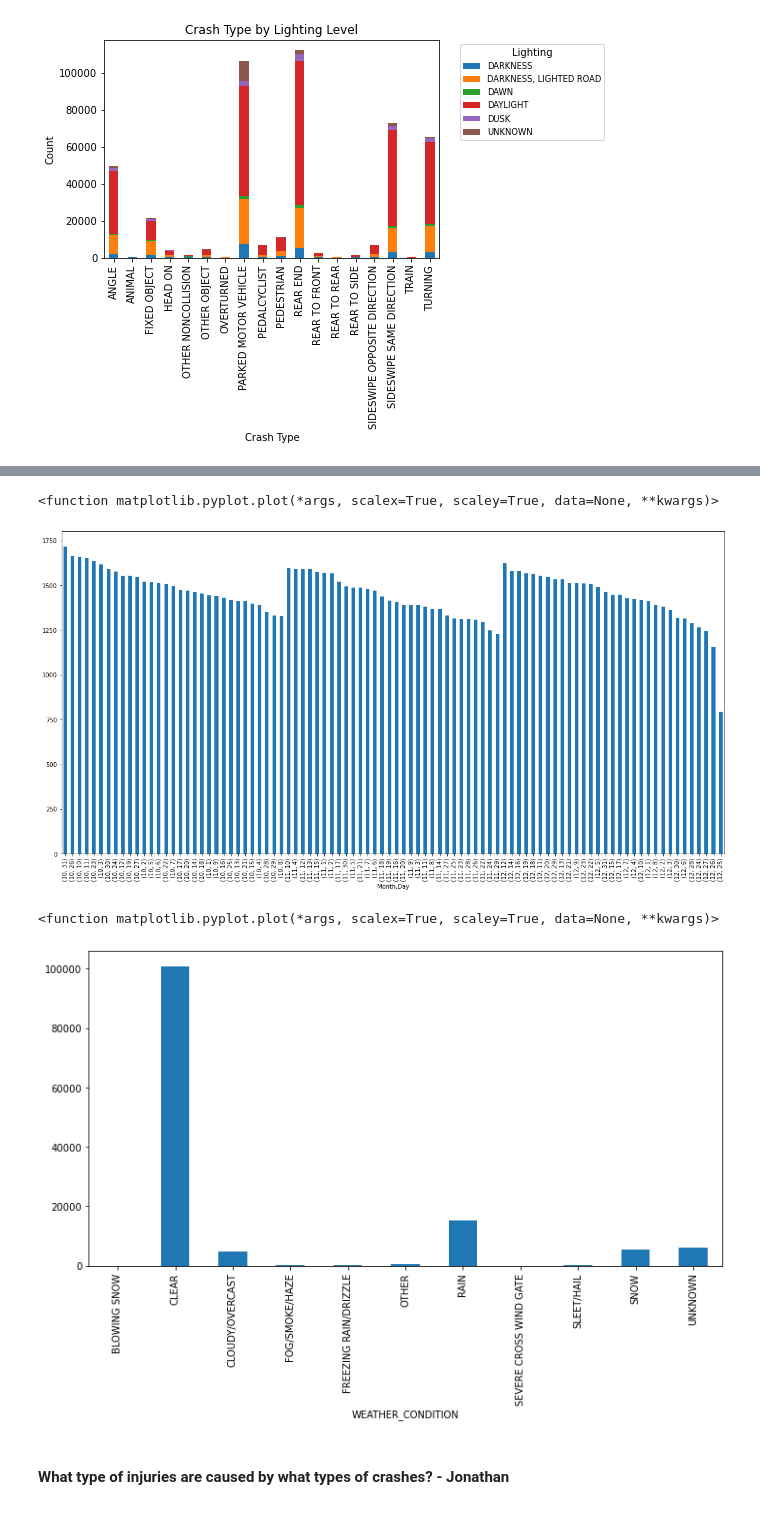
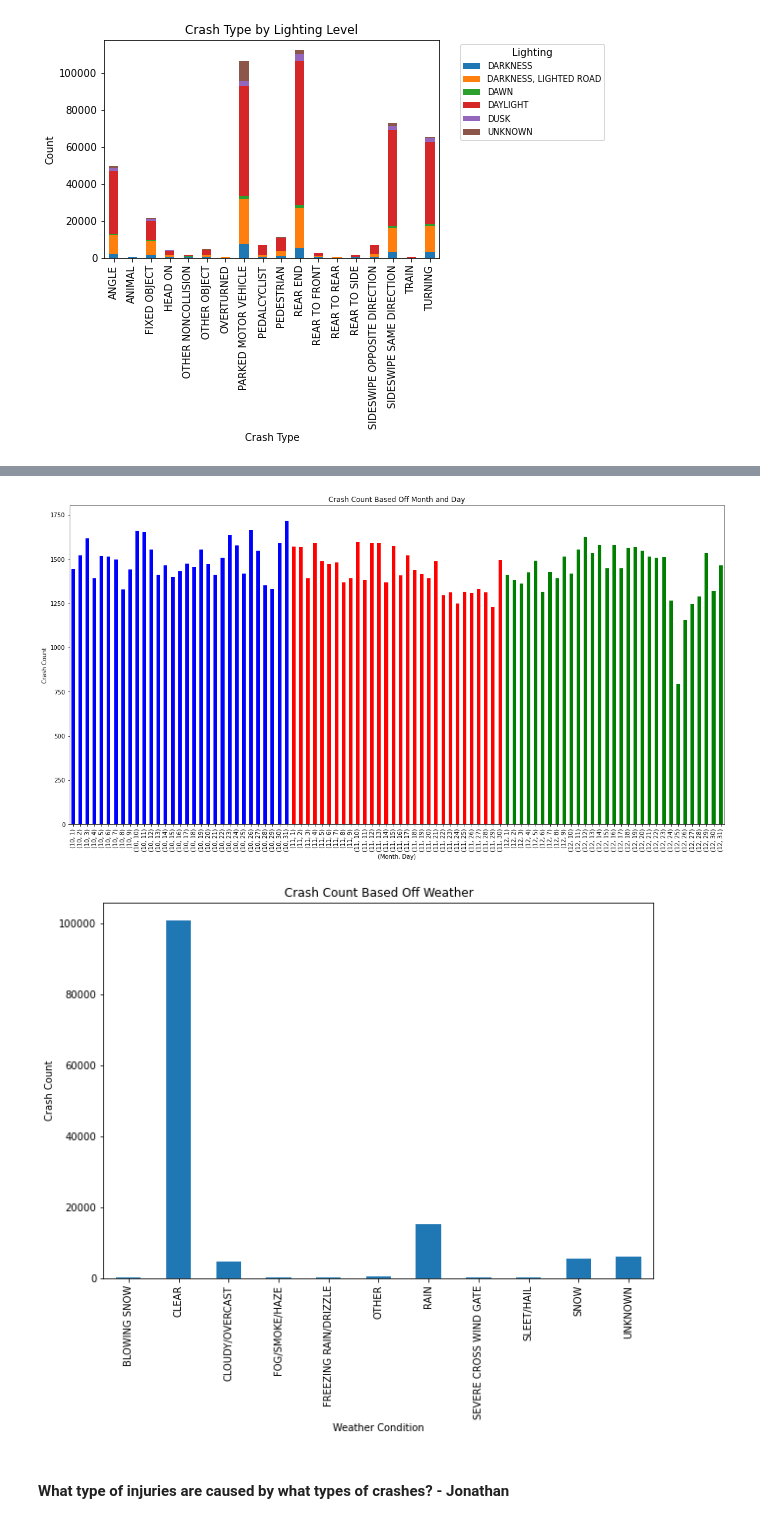
Before and after one commit to andrewbankston/project-one, a Jupyter notebook: Chicago_Crashes.ipynb, the cells around one changed output, grey strips where cells are left out. Saved outputs shown, nothing was run; the diff lists cells and outputs as text; code cells hidden in the pictures.

Commit message:
added two figures for crashes by day and weather

```diff
--- a/Chicago_Crashes.ipynb
+++ b/Chicago_Crashes.ipynb
@@ -117,22 +117,35 @@ plt.show()
 new_crash_df['Day'] = pd.DatetimeIndex(new_crash_df['CRASH_DATE']).day
 holiday_df = new_crash_df.loc[new_crash_df['Month']>9, :]
 month_group = holiday_df.groupby('Month')
-day_counts = month_group['Day'].value_counts()
-day_counts.plot.bar(figsize=(20,10))
-plt.plot
+day_counts = month_group['Day'].value_counts().sort_index()
+colors = []
+for x in range(92):
+    if x < 31:
+        colors.append('b')
+    elif x < 61:
+        colors.append('r')
+    else:
+        colors.append('g')
+
+day_counts.plot.bar(figsize=(20,10), color=colors)
+plt.xlabel("(Month, Day)")
+plt.ylabel("Crash Count")
+plt.title("Crash Count Based Off Month and Day")
+plt.savefig("output_data/crash_month_day.png", bbox_inches = 'tight', pad_inches=0.5)
+plt.show()
 # %% [output]
-<function matplotlib.pyplot.plot(*args, scalex=True, scaley=True, data=None, **kwargs)>
-[figure, old version]
+[figure, new version]
 # %%
 weather_group = holiday_df.groupby('WEATHER_CONDITION')
 wrecks_by_weather = weather_group['CRASH_DATE'].count()
 wrecks_by_weather.plot.bar(figsize = (10, 7))
-plt.tight_layout()
-
-plt.plot
+plt.xlabel("Weather Condition")
+plt.ylabel("Crash Count")
+plt.title("Crash Count Based Off Weather")
+plt.savefig("output_data/crash_weather.png", bbox_inches = 'tight', pad_inches=0.5)
+plt.show()
 # %% [output]
-<function matplotlib.pyplot.plot(*args, scalex=True, scaley=True, data=None, **kwargs)>
-[figure, old version]
+[figure, new version]
 # %% [markdown]
 #### What type of injuries are caused by what types of crashes? - Jonathan
 # %%
```
Also changed, not shown: parts of 1 cell of this notebook, 6 other files.
